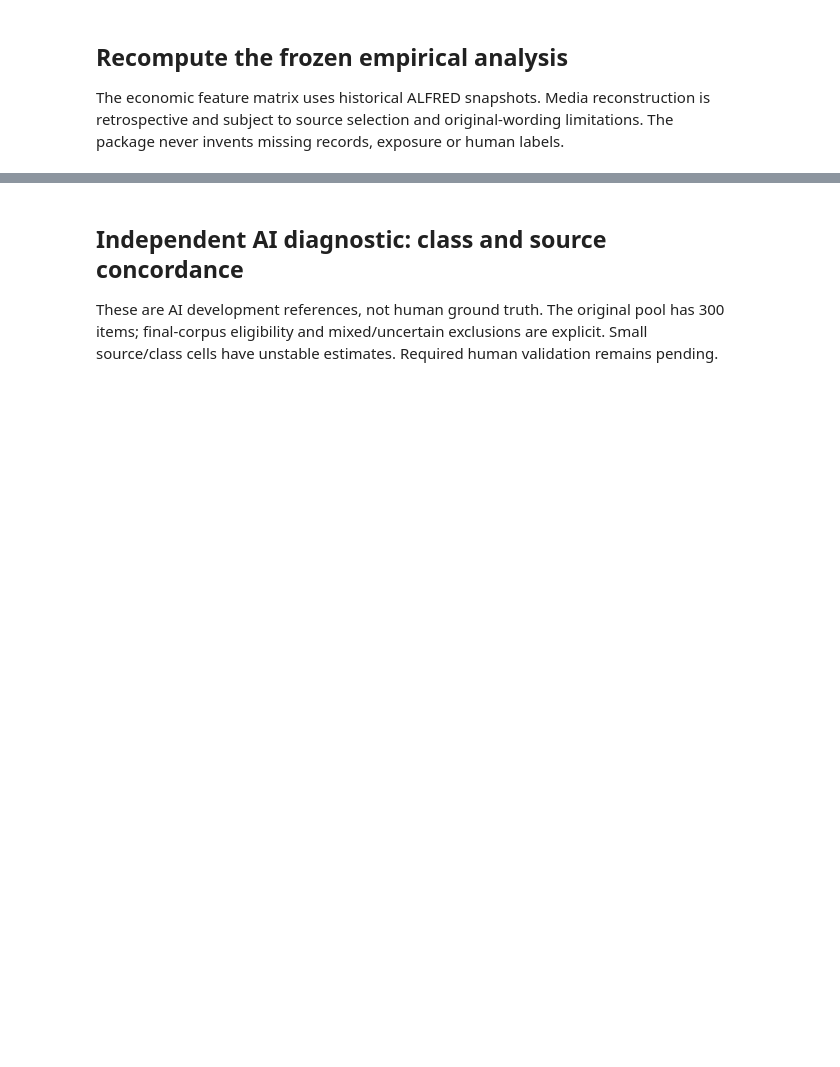
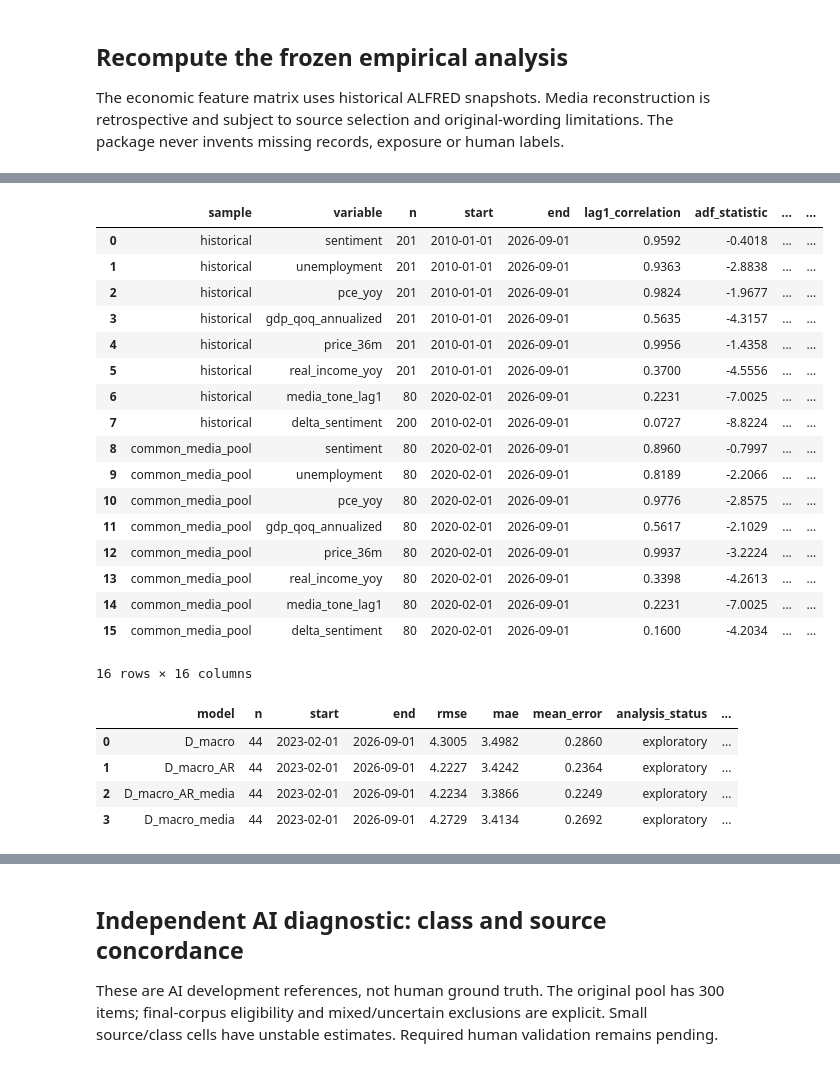
Before and after one commit to ph2606/FRE-GY-7871A-Final-Project, a Jupyter notebook: final_project.ipynb, the cells around one changed output, grey strips where cells are left out. Drawn from its saved outputs; the diff is of its cells as text; code cells hidden in the pictures; blank space fills up the shorter version.

```diff
--- a/final_project.ipynb
+++ b/final_project.ipynb
@@ -44,0 +56,28 @@ Analysis recalculated from acquired observations.
+# %%
+display(pd.read_csv(ROOT / 'outputs/tables/dynamics_unit_root.csv'))
+display(pd.read_csv(ROOT / 'outputs/tables/dynamics_differenced_metrics.csv'))
+display(pd.read_csv(ROOT / 'outputs/tables/dynamics_loss_hac.csv'))
+# %% [output]
+|  | sample | variable | n | start | end | lag1_correlation | adf_statistic | ... | ... |
+| 0 | historical | sentiment | 201 | 2010-01-01 | 2026-09-01 | 0.9592 | -0.4018 | ... | ... |
+| 1 | historical | unemployment | 201 | 2010-01-01 | 2026-09-01 | 0.9363 | -2.8838 | ... | ... |
+| 2 | historical | pce_yoy | 201 | 2010-01-01 | 2026-09-01 | 0.9824 | -1.9677 | ... | ... |
+| 3 | historical | gdp_qoq_annualized | 201 | 2010-01-01 | 2026-09-01 | 0.5635 | -4.3157 | ... | ... |
+| 4 | historical | price_36m | 201 | 2010-01-01 | 2026-09-01 | 0.9956 | -1.4358 | ... | ... |
+| 5 | historical | real_income_yoy | 201 | 2010-01-01 | 2026-09-01 | 0.3700 | -4.5556 | ... | ... |
+| 6 | historical | media_tone_lag1 | 80 | 2020-02-01 | 2026-09-01 | 0.2231 | -7.0025 | ... | ... |
+| 7 | historical | delta_sentiment | 200 | 2010-02-01 | 2026-09-01 | 0.0727 | -8.8224 | ... | ... |
+| 8 | common_media_pool | sentiment | 80 | 2020-02-01 | 2026-09-01 | 0.8960 | -0.7997 | ... | ... |
+| 9 | common_media_pool | unemployment | 80 | 2020-02-01 | 2026-09-01 | 0.8189 | -2.2066 | ... | ... |
+| 10 | common_media_pool | pce_yoy | 80 | 2020-02-01 | 2026-09-01 | 0.9776 | -2.8575 | ... | ... |
+| 11 | common_media_pool | gdp_qoq_annualized | 80 | 2020-02-01 | 2026-09-01 | 0.5617 | -2.1029 | ... | ... |
+| 12 | common_media_pool | price_36m | 80 | 2020-02-01 | 2026-09-01 | 0.9937 | -3.2224 | ... | ... |
+| 13 | common_media_pool | real_income_yoy | 80 | 2020-02-01 | 2026-09-01 | 0.3398 | -4.2613 | ... | ... |
+| 14 | common_media_pool | media_tone_lag1 | 80 | 2020-02-01 | 2026-09-01 | 0.2231 | -7.0025 | ... | ... |
+| 15 | common_media_pool | delta_sentiment | 80 | 2020-02-01 | 2026-09-01 | 0.1600 | -4.2034 | ... | ... |
+16 rows × 16 columns
+|  | model | n | start | end | rmse | mae | mean_error | analysis_status | ... |
+| 0 | D_macro | 44 | 2023-02-01 | 2026-09-01 | 4.3005 | 3.4982 | 0.2860 | exploratory | ... |
+| 1 | D_macro_AR | 44 | 2023-02-01 | 2026-09-01 | 4.2227 | 3.4242 | 0.2364 | exploratory | ... |
+| 2 | D_macro_AR_media | 44 | 2023-02-01 | 2026-09-01 | 4.2234 | 3.3866 | 0.2249 | exploratory | ... |
+| 3 | D_macro_media | 44 | 2023-02-01 | 2026-09-01 | 4.2729 | 3.4134 | 0.2692 | exploratory | ... |
```
Also changed, not shown: parts of 43 cells of this notebook, 22 other files.
